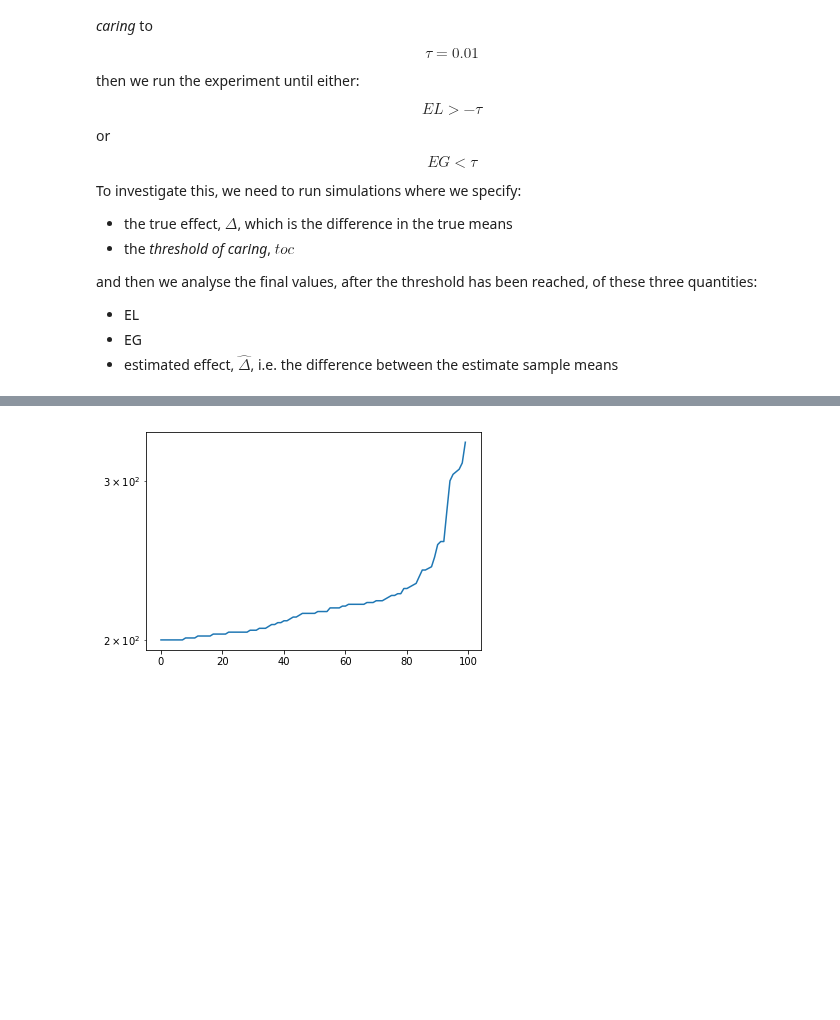
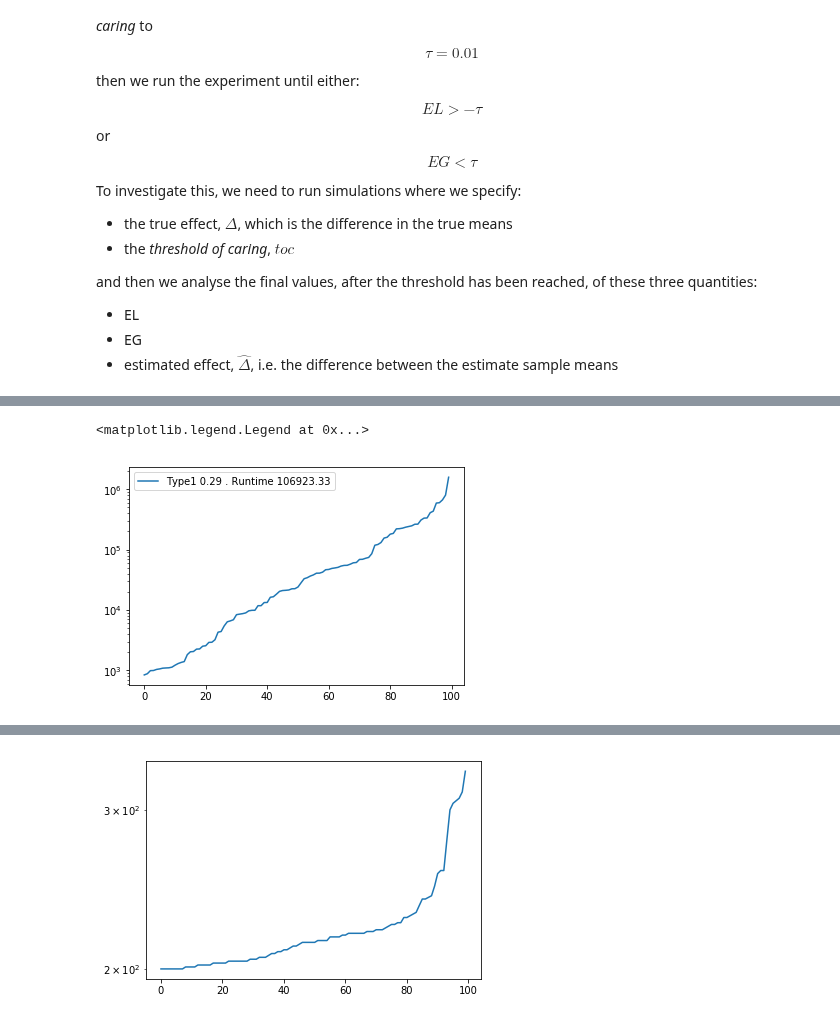
Before and after one commit to aaronmcdaid/bayesian.risk, a Jupyter notebook: notebooks/Using the Ratio Of Expected Gain to Expected Loss (REGEL) for fast A-B testing.ipynb, the cells around one changed output, grey strips where cells are left out. Cells and saved outputs as stored; diff of their text form; code cells hidden in the pictures; blank space fills up the shorter version.

Commit message:
Old (good) results seem to be replicating again, which is nice. And varying weights too

```diff
--- a/notebooks/Using the Ratio Of Expected Gain to Expected Loss (REGEL) for fast A-B testing.ipynb
+++ b/notebooks/Using the Ratio Of Expected Gain to Expected Loss (REGEL) for fast A-B testing.ipynb
@@ -104,3 +104,48 @@ and then we analyse the final values, after the threshold has been reached, of t
  - EL
  - EG
  - estimated effect, $\hat\Delta$, i.e. the difference between the estimate sample means
+# %%
+# Note: this function ensures that each variant has at least 100 observations
+def many_simulations_to_the_stopping_condition(runs, stopping_condition, true_difference, true_stdev, weights):
+
+    def _one_simulation(simulation_number):
+        print(simulation_number, end=' ')
+        sim = one_simulation_until_stopping_condition(
+            weights = weights,
+            # the absolute value of the means doesn't matter, just the difference between them
+            means = [7, 7+true_difference],
+            stdevs = [true_stdev, true_stdev],
+            stopping_condition = stopping_condition,
+            min_sample_size = 100,
+        )
+        data_to_keep = sim[['total_sample_size', 'expected_loss', 'expected_gain']].copy()
+        data_to_keep['simulation#'] = simulation_number
+        return data_to_keep
+
+    many_runs = [_one_simulation(simulation_number) for simulation_number in range(runs)]
+    print()
+    return pd.concat(many_runs).reset_index(drop=True)
+# %%
+stopping_condition = """expected_loss > -0.001 | expected_gain < 0.01"""
+
+is_ups = []
+sample_sizes = []
+%time df = many_simulations_to_the_stopping_condition(100, stopping_condition, 0, 8, [0.10, 0.90])
+for sim, sub in df.groupby('simulation#'):
+    last_row = sub.iloc[-1,]
+    #print(last_row[['expected_loss', 'expected_gain']])
+    is_up = (last_row.expected_loss / -0.001) < (last_row.expected_gain /  0.01)
+    #print()
+    #print(sim, is_up)
+    assert last_row.expected_loss > -0.001 or last_row.expected_gain < 0.01
+    if is_up:
+        assert last_row.expected_loss > -0.001
+    else:
+        assert last_row.expected_gain < 0.01
+    is_ups.append(is_up)
+    sample_sizes.append(last_row.total_sample_size)
+
+Type1 = np.mean(is_ups)
+plt.semilogy(sorted(sample_sizes))
+plt.legend(['Type1 {} . Runtime {}'.format(Type1,np.mean(sample_sizes))])
+# %% [output]
@@ -106,0 +155,2 @@ and then we analyse the final values, after the threshold has been reached, of t
+<matplotlib.legend.Legend at 0x...>
+[figure, added]
```
Also changed, not shown: parts of 3 cells of this notebook.
